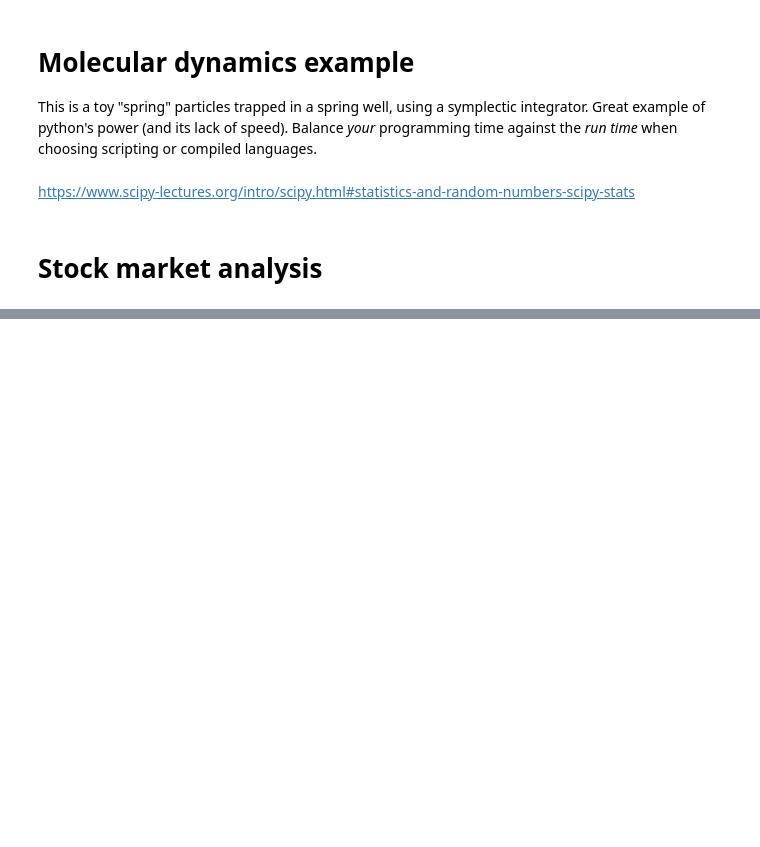
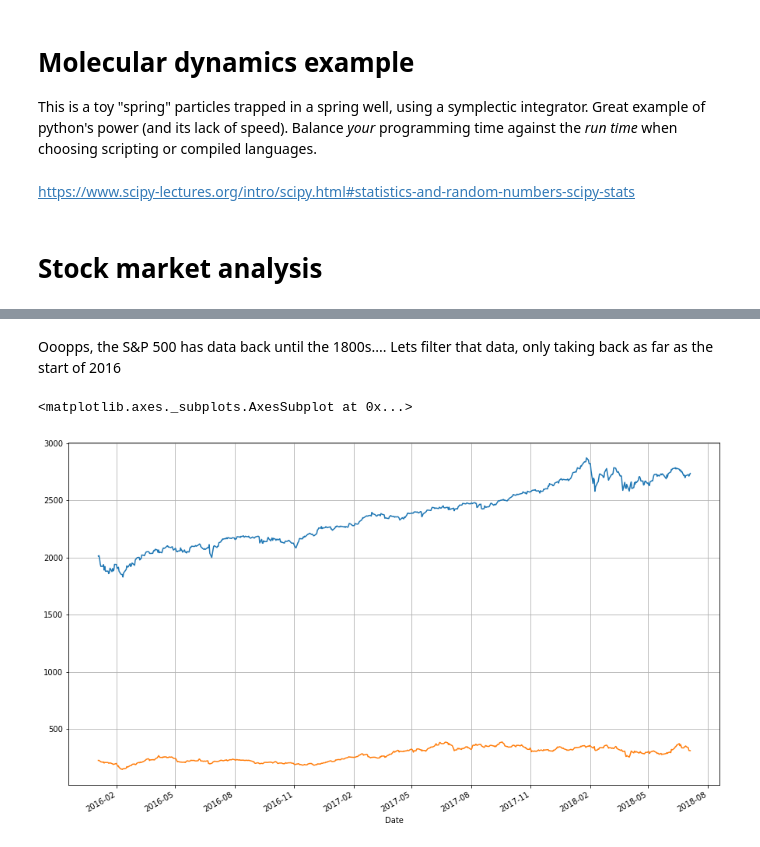
Before and after one commit to toastedcrumpets/CCP5_Python_examples, a Jupyter notebook: Appendix-A-Snippets.ipynb, the cells around one changed output, grey strips where cells are left out. Cells and saved outputs as stored; diff of their text form; code cells hidden in the pictures; blank space fills up the shorter version.

```diff
--- a/Appendix-A-Snippets.ipynb
+++ b/Appendix-A-Snippets.ipynb
@@ -220,0 +238,10 @@ Populating the interactive namespace from numpy and matplotlib
+# %% [markdown]
+Ooopps, the S&P 500 has data back until the 1800s.... Lets filter that data, only taking back as far as the start of 2016
+# %%
+start = datetime.date.today()
+end = datetime.datetime(2016,1,1)
+spx.loc[start:end]["Close"].plot(grid = True)
+tesla.loc[start:end]["Close"].plot(grid = True)
+# %% [output]
+<matplotlib.axes._subplots.AxesSubplot at 0x...>
+[figure, added]
```
Also changed, not shown: parts of 11 cells of this notebook, 3 other files.
